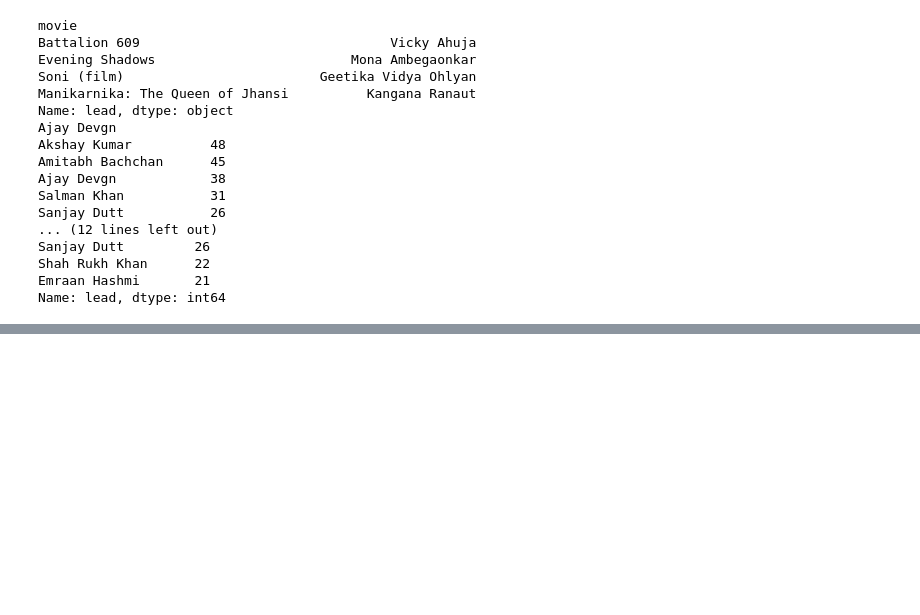
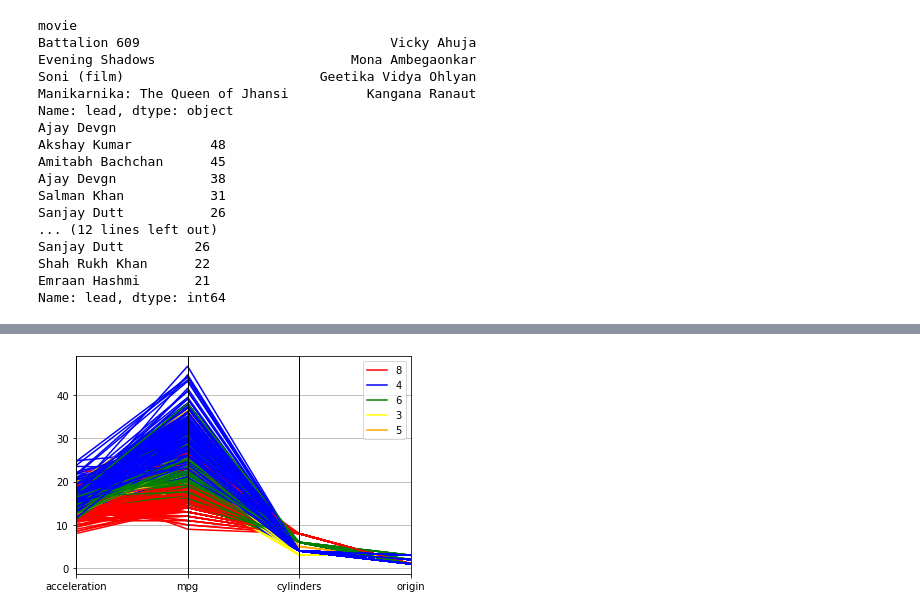
Before and after one commit to Jiya0805/Python2, a Jupyter notebook: Python/Unit 1.ipynb, the cells around one changed output, grey strips where cells are left out. Saved outputs shown, nothing was run; the diff lists cells and outputs as text; code cells hidden in the pictures; blank space fills up the shorter version.

```diff
--- a/Python/Unit 1.ipynb
+++ b/Python/Unit 1.ipynb
@@ -441,0 +825,4 @@ Name: lead, dtype: int64
+# %%
+pll = parallel_coordinates(dataset,'cylinders',cols=['acceleration','mpg','cylinders','origin'],color=['red','blue','green','yellow','orange'])
+# %% [output]
+[figure, added]
```
Also changed, not shown: parts of 15 cells of this notebook, 1 other file.
